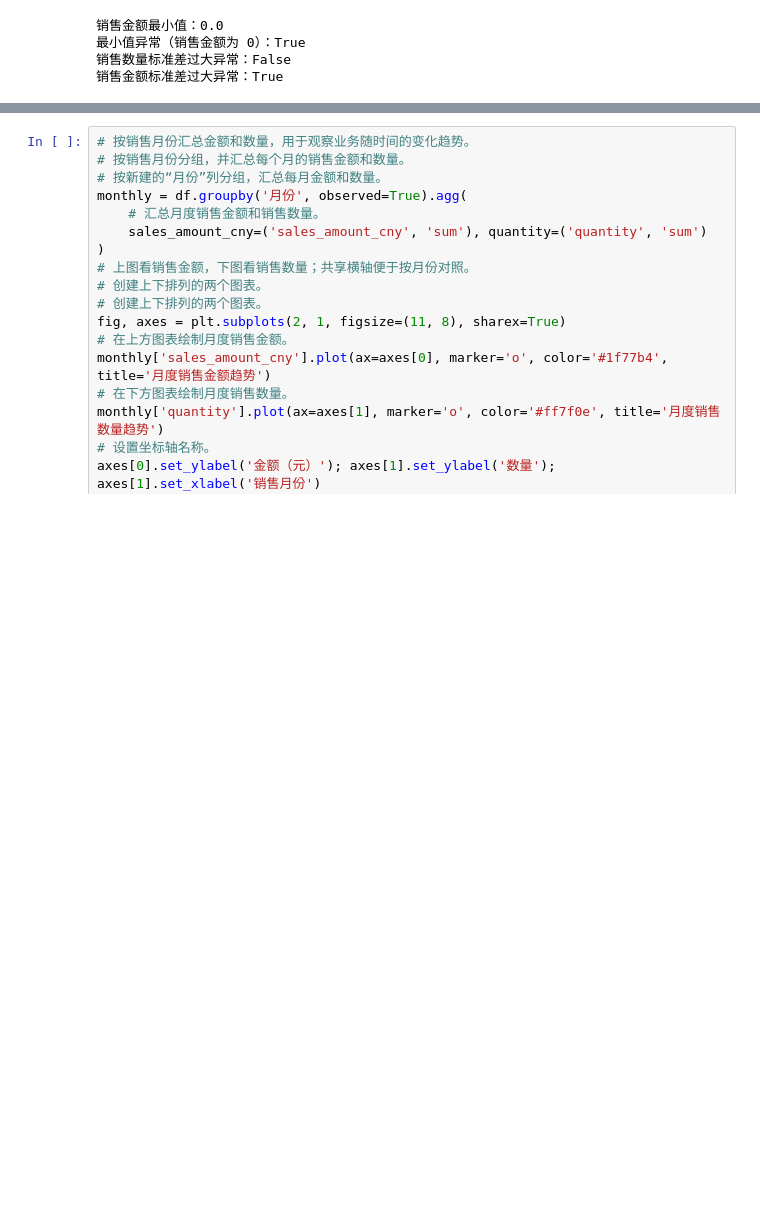
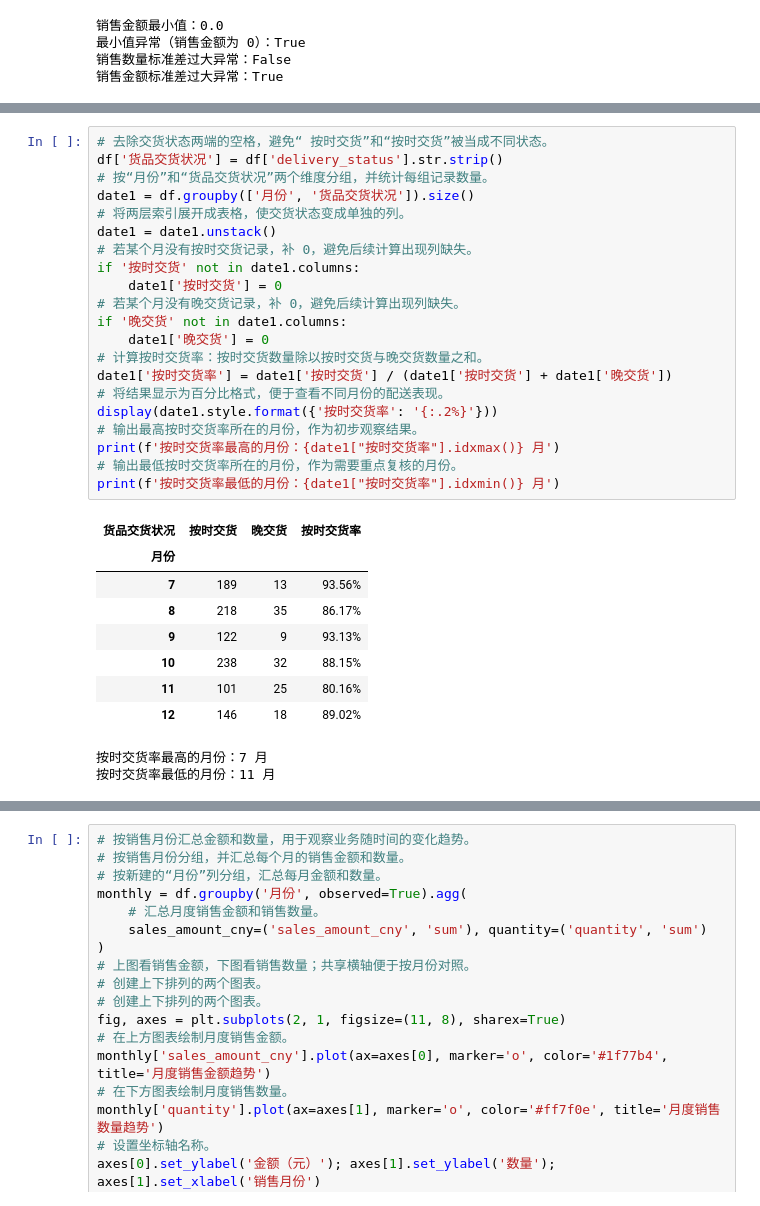
Before and after one commit to Jinjlejune/_-__, a Jupyter notebook: 物流销售数据分析.ipynb, the cells around one changed output, grey strips where cells are left out. Saved outputs shown, nothing was run; the diff lists cells and outputs as text; blank space fills up the shorter version.

```diff
--- a/物流销售数据分析.ipynb
+++ b/物流销售数据分析.ipynb
@@ -220,0 +225,32 @@ print(f'销售金额标准差过大异常：{outlier_summary.loc["销售金额
+# %%
+# 去除交货状态两端的空格，避免“ 按时交货”和“按时交货”被当成不同状态。
+df['货品交货状况'] = df['delivery_status'].str.strip()
+# 按“月份”和“货品交货状况”两个维度分组，并统计每组记录数量。
+date1 = df.groupby(['月份', '货品交货状况']).size()
+# 将两层索引展开成表格，使交货状态变成单独的列。
+date1 = date1.unstack()
+# 若某个月没有按时交货记录，补 0，避免后续计算出现列缺失。
+if '按时交货' not in date1.columns:
+    date1['按时交货'] = 0
+# 若某个月没有晚交货记录，补 0，避免后续计算出现列缺失。
+if '晚交货' not in date1.columns:
+    date1['晚交货'] = 0
+# 计算按时交货率：按时交货数量除以按时交货与晚交货数量之和。
+date1['按时交货率'] = date1['按时交货'] / (date1['按时交货'] + date1['晚交货'])
+# 将结果显示为百分比格式，便于查看不同月份的配送表现。
+display(date1.style.format({'按时交货率': '{:.2%}'}))
+# 输出最高按时交货率所在的月份，作为初步观察结果。
+print(f'按时交货率最高的月份：{date1["按时交货率"].idxmax()} 月')
+# 输出最低按时交货率所在的月份，作为需要重点复核的月份。
+print(f'按时交货率最低的月份：{date1["按时交货率"].idxmin()} 月')
+# %% [output]
+| 货品交货状况 | 按时交货 | 晚交货 | 按时交货率 |
+| 月份 |  |  |  |
+| 7 | 189 | 13 | 93.56% |
+| 8 | 218 | 35 | 86.17% |
+| 9 | 122 | 9 | 93.13% |
+| 10 | 238 | 32 | 88.15% |
+| 11 | 101 | 25 | 80.16% |
+| 12 | 146 | 18 | 89.02% |
+按时交货率最高的月份：7 月
+按时交货率最低的月份：11 月
```
Also changed, not shown: parts of 5 cells of this notebook, 1 other file.
